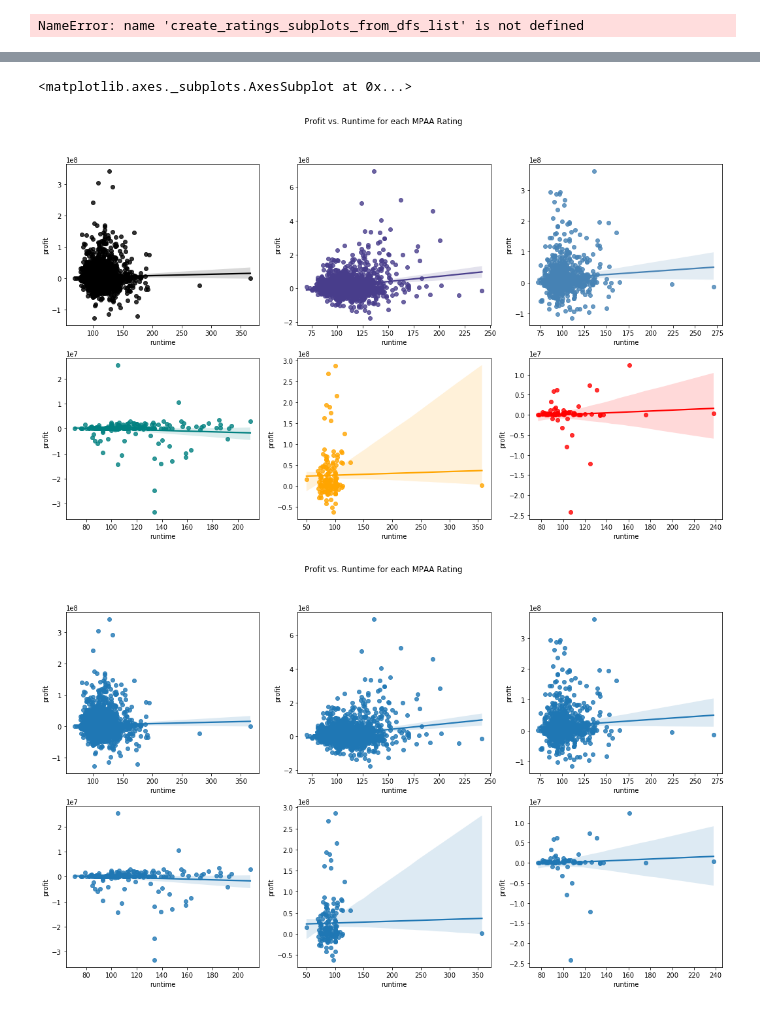
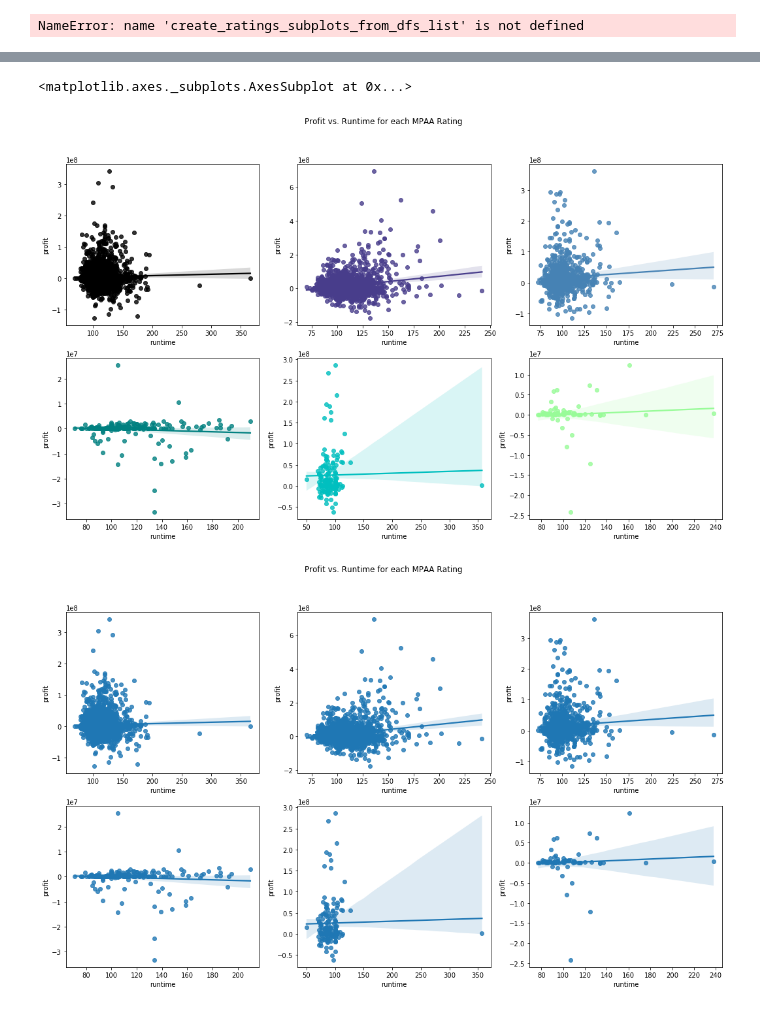
Before and after one commit to mrozenva/dsc-phase-1-project-campus, a Jupyter notebook: data_inspection.ipynb, the cells around one changed output, grey strips where cells are left out. Saved outputs shown, nothing was run; the diff lists cells and outputs as text; code cells hidden in the pictures.

Commit message:
colors subplots done

```diff
--- a/data_inspection.ipynb
+++ b/data_inspection.ipynb
@@ -386,21 +386,21 @@ kaggle_movies[kaggle_movies['rating'] == ratings_list[0]].head(1)
 # %%
 fig, ((ax1, ax2, ax3), (ax4, ax5, ax6)) = plt.subplots(ncols=3,
                                                        nrows = 2,
 #                                                        sharey = True,
 #                                                        sharex = True,
                                                        figsize = (18,10))
 
 fig.suptitle('Profit vs. Runtime for each MPAA Rating')
 
 sns.regplot(x=dfs_list[0]['runtime'], y=dfs_list[0]['profit'], ax=ax1, color = 'k')
 sns.regplot(x=dfs_list[1]['runtime'], y=dfs_list[1]['profit'], ax=ax2, color = 'darkslateblue')
 sns.regplot(x=dfs_list[2]['runtime'], y=dfs_list[2]['profit'], ax=ax3, color = 'steelblue')
 sns.regplot(x=dfs_list[3]['runtime'], y=dfs_list[3]['profit'], ax=ax4, color = 'teal')
-sns.regplot(x=dfs_list[4]['runtime'], y=dfs_list[4]['profit'], ax=ax5, color = 'orange')
-sns.regplot(x=dfs_list[5]['runtime'], y=dfs_list[5]['profit'], ax=ax6, color = 'red')
+sns.regplot(x=dfs_list[4]['runtime'], y=dfs_list[4]['profit'], ax=ax5, color = 'c')
+sns.regplot(x=dfs_list[5]['runtime'], y=dfs_list[5]['profit'], ax=ax6, color = 'palegreen')
 # %% [output]
 <matplotlib.axes._subplots.AxesSubplot at 0x...>
-[figure, old version]
+[figure, new version]
 # %%
 def create_kaggle_ratings_dfs_for_subplots(dataframe):
     """
```
